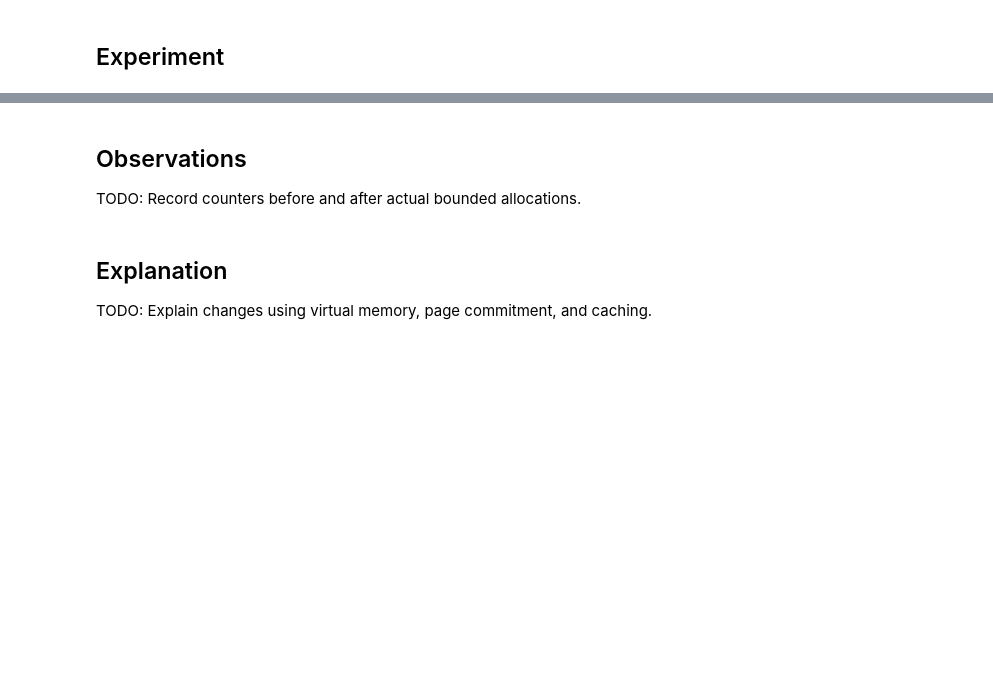
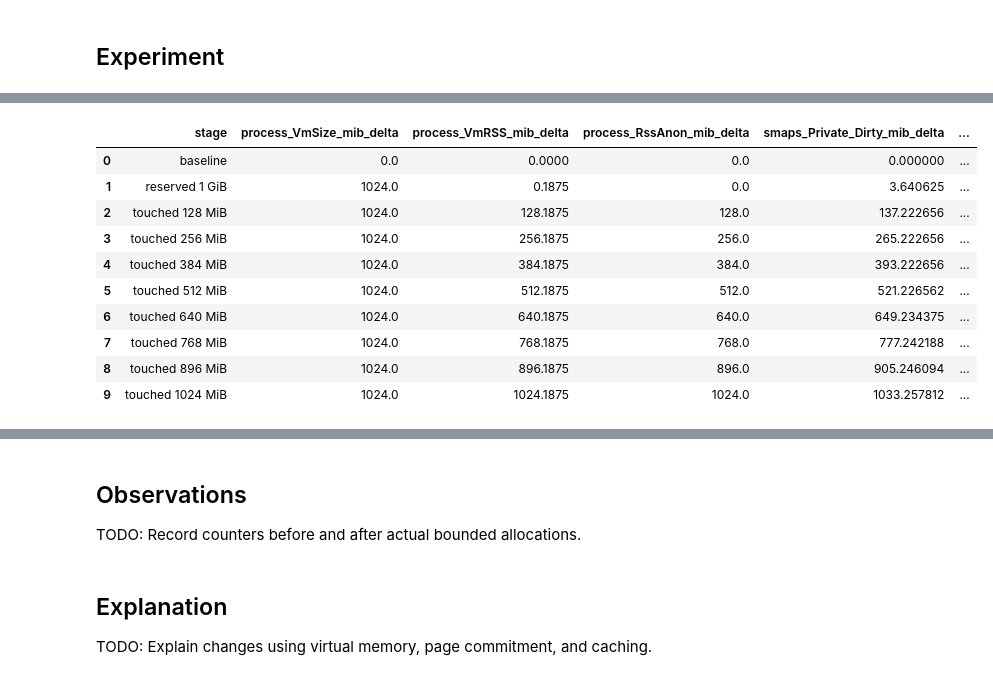
Before and after one commit to coert/dgx-spark-lab, a Jupyter notebook: experiments/00-foundations/03-linux-memory.ipynb, the cells around one changed output, grey strips where cells are left out. Saved outputs shown, nothing was run; the diff lists cells and outputs as text; code cells hidden in the pictures; blank space fills up the shorter version.

```diff
--- a/experiments/00-foundations/03-linux-memory.ipynb
+++ b/experiments/00-foundations/03-linux-memory.ipynb
@@ -50,0 +465,41 @@ print(read_proc_file("meminfo")[:1000])
+# %%
+baseline = anonymous_results.iloc[0]
+
+anonymous_deltas = anonymous_results.copy()
+
+DELTA_FIELDS = [
+    "process_VmSize_mib",
+    "process_VmRSS_mib",
+    "process_RssAnon_mib",
+    "smaps_Anonymous_mib",
+    "smaps_Private_Dirty_mib",
+    "system_MemAvailable_mib",
+    "system_AnonPages_mib",
+]
+
+for field in DELTA_FIELDS:
+    anonymous_deltas[f"{field}_delta"] = anonymous_deltas[field] - baseline[field]
+
+anonymous_deltas[
+    [
+        "stage",
+        "process_VmSize_mib_delta",
+        "process_VmRSS_mib_delta",
+        "process_RssAnon_mib_delta",
+        "smaps_Private_Dirty_mib_delta",
+        "system_MemAvailable_mib_delta",
+        "system_AnonPages_mib_delta",
+    ]
+]
+# %% [output]
+|  | stage | process_VmSize_mib_delta | process_VmRSS_mib_delta | process_RssAnon_mib_delta | smaps_Private_Dirty_mib_delta | ... |
+| 0 | baseline | 0.0 | 0.0000 | 0.0 | 0.000000 | ... |
+| 1 | reserved 1 GiB | 1024.0 | 0.1875 | 0.0 | 3.640625 | ... |
+| 2 | touched 128 MiB | 1024.0 | 128.1875 | 128.0 | 137.222656 | ... |
+| 3 | touched 256 MiB | 1024.0 | 256.1875 | 256.0 | 265.222656 | ... |
+| 4 | touched 384 MiB | 1024.0 | 384.1875 | 384.0 | 393.222656 | ... |
+| 5 | touched 512 MiB | 1024.0 | 512.1875 | 512.0 | 521.226562 | ... |
+| 6 | touched 640 MiB | 1024.0 | 640.1875 | 640.0 | 649.234375 | ... |
+| 7 | touched 768 MiB | 1024.0 | 768.1875 | 768.0 | 777.242188 | ... |
+| 8 | touched 896 MiB | 1024.0 | 896.1875 | 896.0 | 905.246094 | ... |
+| 9 | touched 1024 MiB | 1024.0 | 1024.1875 | 1024.0 | 1033.257812 | ... |
```
Also changed, not shown: parts of 15 cells of this notebook.
